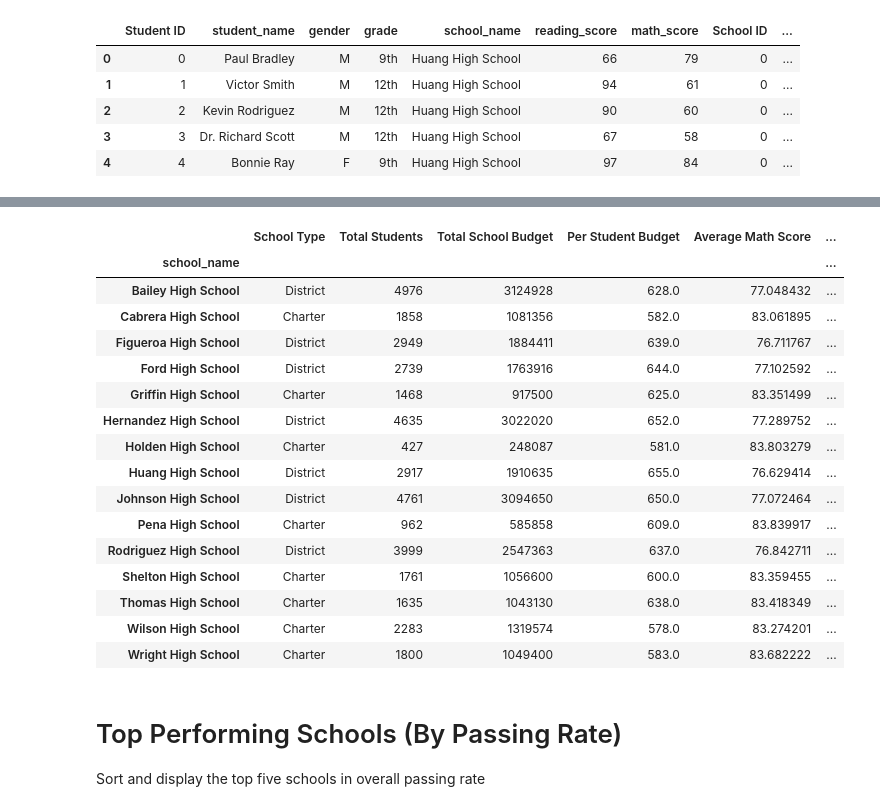
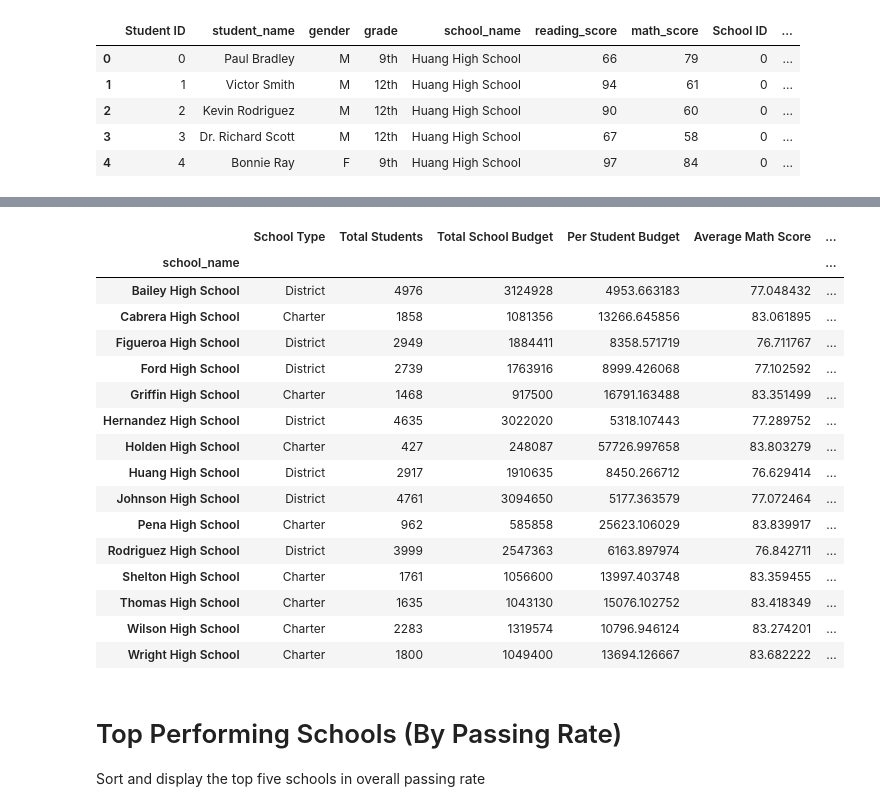
Before and after one commit to Posh007/pandas-challenge, a Jupyter notebook: PyCitySchools/PyCitySchools.ipynb, the cells around one changed output, grey strips where cells are left out. Drawn from its saved outputs; the diff is of its cells as text; code cells hidden in the pictures.

```diff
--- a/PyCitySchools/PyCitySchools.ipynb
+++ b/PyCitySchools/PyCitySchools.ipynb
@@ -133,76 +135,65 @@ Create a dataframe to hold the above results
 # %%
-# Group complete data frame by school name
+# Organize complete data by school name
 grouped_school = school_data_complete.groupby(['school_name'])
-
-# Calculate the total student for each school
-total_student = grouped_school.size()
 
 # Get the school type for each school
 school_type = grouped_school['type'].first()
 
+# Calculate the total student for each school
+students_per_school = grouped_school.size()
+
 # Calculate the total budget for each school
-total_budget = grouped_school['budget'].first()
+budget_per_school = grouped_school['budget'].first()
 
 # Calculate the budget per student for each school
-total_budget_per_student = total_budget/total_student
+budget_per_student = total_budget/students_per_school
 
 # Calculate the average math score for each school
-average_math_score = grouped_school['math_score'].mean()
+math_avg_per_school = grouped_school['math_score'].mean()
 
 # Calculate the average reading score for each school
-average_reading_score = grouped_school['reading_score'].mean()
+reading_avg_per_school = grouped_school['reading_score'].mean()
 
 # Calculate the percentange of passing math score for each school
-grouped_passing_math = school_data_complete[school_data_complete['math_score']>=70].groupby(['school_name']).size()
-percent_passing_math = (grouped_passing_math/total_student)*100
+passing_math_per_school = school_data_complete[school_data_complete['math_score']>=70].groupby(['school_name']).size()
+percent_passing_math_per_school = (passing_math_per_school/students_per_school)*100
 
-# Calculate the percentange of passing math score for each school
-grouped_passing_reading = school_data_complete[school_data_complete['reading_score']>=70].groupby(['school_name']).size()
-percent_passing_reading = (grouped_passing_reading/total_student)*100
+# Calculate the percentange of passing reading score for each school
+passing_reading_per_school = school_data_complete[school_data_complete['reading_score']>=70].groupby(['school_name']).size()
+percent_passing_reading_per_school = (passing_reading_per_school/students_per_school)*100
 
 # Calculate the overall passing score for each school
-percent_overall_passing = (percent_passing_math + percent_passing_reading)/2
+percent_overall_passing = (math_avg_per_school + reading_avg_per_school)/2
 
 #Create a dataframe to hold the above results
-school={
-        'School Type': school_type,
-        'Total Students':total_student,
-        'Total School Budget': total_budget,
-        'Per Student Budget': total_budget_per_student,
-        'Average Math Score': average_math_score,
-        'Average Reading Score': average_reading_score,
-        '% Passing Math': percent_passing_math,
-        '% Passing Reading': percent_passing_reading,
-        '% Overall Passing Rate': percent_overall_passing,
-}
-
-school_summary = pd.DataFrame(school)
-
-# Create a copy of school summary data frame before formatting to be able to use the numeric data on original data frame later
-displayed_school_summary = school_summary.copy()
-# Formatting the display data frame
-displayed_school_summary['Per Student Budget'] = displayed_school_summary['Per Student Budget'].map('${:,.2f}'.format)
-displayed_school_summary['Total School Budget'] = displayed_school_summary['Total School Budget'].map('${:,.2f}'.format)
-
+school_summary = pd.DataFrame({"School Type": school_type,
+                               "Total Students": students_per_school,
+                                "Total School Budget": budget_per_school,
+                                "Per Student Budget": budget_per_student,
+                                "Average Math Score": math_avg_per_school,
+                                "Average Reading Score": reading_avg_per_school,
+                                "% Passing Math": percent_passing_math_per_school,
+                                "% Passing Reading": percent_passing_reading_per_school,
+                                "% Overall Passing": percent_overall_passing})
 school_summary
 # %% [output]
 |  | School Type | Total Students | Total School Budget | Per Student Budget | Average Math Score | ... |
 | school_name |  |  |  |  |  | ... |
-| Bailey High School | District | 4976 | 3124928 | 628.0 | 77.048432 | ... |
-| Cabrera High School | Charter | 1858 | 1081356 | 582.0 | 83.061895 | ... |
-| Figueroa High School | District | 2949 | 1884411 | 639.0 | 76.711767 | ... |
-| Ford High School | District | 2739 | 1763916 | 644.0 | 77.102592 | ... |
-| Griffin High School | Charter | 1468 | 917500 | 625.0 | 83.351499 | ... |
-| Hernandez High School | District | 4635 | 3022020 | 652.0 | 77.289752 | ... |
-| Holden High School | Charter | 427 | 248087 | 581.0 | 83.803279 | ... |
-| Huang High School | District | 2917 | 1910635 | 655.0 | 76.629414 | ... |
-| Johnson High School | District | 4761 | 3094650 | 650.0 | 77.072464 | ... |
-| Pena High School | Charter | 962 | 585858 | 609.0 | 83.839917 | ... |
-| Rodriguez High School | District | 3999 | 2547363 | 637.0 | 76.842711 | ... |
-| Shelton High School | Charter | 1761 | 1056600 | 600.0 | 83.359455 | ... |
-| Thomas High School | Charter | 1635 | 1043130 | 638.0 | 83.418349 | ... |
-| Wilson High School | Charter | 2283 | 1319574 | 578.0 | 83.274201 | ... |
-| Wright High School | Charter | 1800 | 1049400 | 583.0 | 83.682222 | ... |
+| Bailey High School | District | 4976 | 3124928 | 4953.663183 | 77.048432 | ... |
+| Cabrera High School | Charter | 1858 | 1081356 | 13266.645856 | 83.061895 | ... |
+| Figueroa High School | District | 2949 | 1884411 | 8358.571719 | 76.711767 | ... |
+| Ford High School | District | 2739 | 1763916 | 8999.426068 | 77.102592 | ... |
+| Griffin High School | Charter | 1468 | 917500 | 16791.163488 | 83.351499 | ... |
+| Hernandez High School | District | 4635 | 3022020 | 5318.107443 | 77.289752 | ... |
+| Holden High School | Charter | 427 | 248087 | 57726.997658 | 83.803279 | ... |
+| Huang High School | District | 2917 | 1910635 | 8450.266712 | 76.629414 | ... |
+| Johnson High School | District | 4761 | 3094650 | 5177.363579 | 77.072464 | ... |
+| Pena High School | Charter | 962 | 585858 | 25623.106029 | 83.839917 | ... |
+| Rodriguez High School | District | 3999 | 2547363 | 6163.897974 | 76.842711 | ... |
+| Shelton High School | Charter | 1761 | 1056600 | 13997.403748 | 83.359455 | ... |
+| Thomas High School | Charter | 1635 | 1043130 | 15076.102752 | 83.418349 | ... |
+| Wilson High School | Charter | 2283 | 1319574 | 10796.946124 | 83.274201 | ... |
+| Wright High School | Charter | 1800 | 1049400 | 13694.126667 | 83.682222 | ... |
 # %% [markdown]
 # Top Performing Schools (By Passing Rate)
 
```
Also changed, not shown: parts of 26 cells of this notebook.
